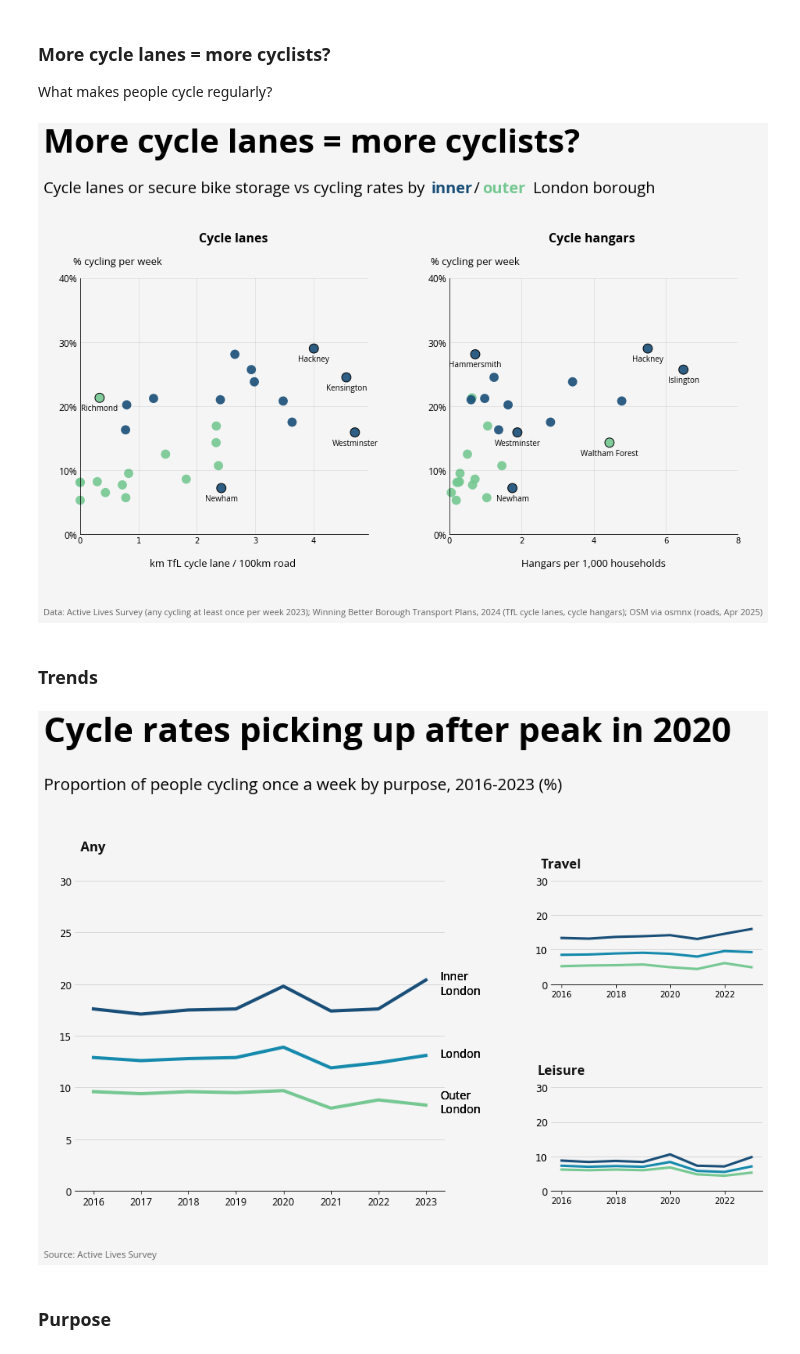
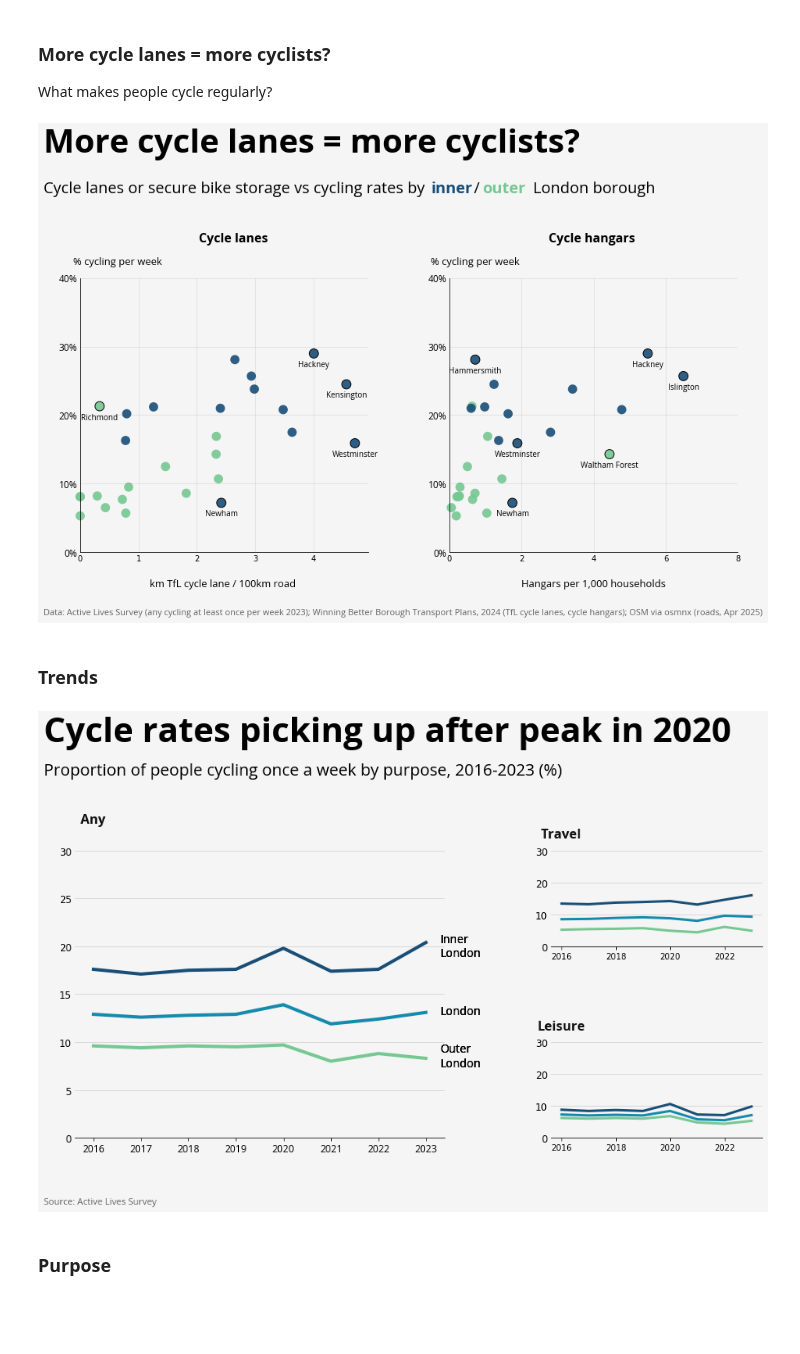
Before and after one commit to Lisa-Ho/small-data-projects, a Jupyter notebook: 2025/2504-cycling-rates-infra/cycling-rates-vs-infra.ipynb, the cells around one changed output. Drawn from its saved outputs; the diff is of its cells as text; code cells hidden in the pictures; blank space fills up the shorter version.

```diff
--- a/2025/2504-cycling-rates-infra/cycling-rates-vs-infra.ipynb
+++ b/2025/2504-cycling-rates-infra/cycling-rates-vs-infra.ipynb
@@ -281,7 +281,7 @@ colors = {"bg": "#F5F5F5", "inner":"#184e77", "outer":"#76c893" }
 
 #setup-------------------------------
 fig, axes = plt.subplots(1,2, figsize=(13,8))
-plt.subplots_adjust(hspace=0.2, wspace=0.28, left=0.05, top=0.75, bottom=0.18, right=0.95)
+plt.subplots_adjust(hspace=0.2, wspace=0.28, left=0.05, top=0.75, bottom=0.14, right=0.95)
 fig.set_facecolor(colors["bg"])
 
 #plot data ---------------------------------
@@ -344,11 +344,11 @@ plt.figtext(0.0,0.0, "Data: Active Lives Survey (any cycling at least once per w
             ha="left", alpha=0.6, fontproperties=font_r,)
 
 #save
-plt.savefig('1-cycle-lanes-vs-rates-2023.png', bbox_inches='tight', pad_inches=1, dpi=120)
+plt.savefig('1_cycle-lanes-vs-rates-2023.png', bbox_inches='tight', pad_inches=1, dpi=120)
 
 plt.show()
 # %% [output]
-[figure, old version]
+[figure, new version]
 # %% [markdown]
 ### Trends
 # %%
@@ -371,7 +371,7 @@ ax3 = fig.add_subplot(gs[1,3:])
 axes = [ax1, ax2,ax3]
 
 #adjust subplots
-plt.subplots_adjust(hspace=1, wspace=2, left=0.05, top=0.8, bottom=0.14, right=0.95)
+plt.subplots_adjust(hspace=1, wspace=2, left=0.05, top=0.75, bottom=0.14, right=0.95)
 
 num = 0
 for purpose in ["Any", "Travel", "Leisure"]:
@@ -402,38 +402,38 @@ for purpose in ["Any", "Travel", "Leisure"]:
     else:
         ax.tick_params(axis='y', length = 0, color = "#444444", labelsize=12)
         ax.set_xticks(np.arange(0,7,2),fontproperties=font_r,fontsize=12 )
         ax.set_yticks(np.arange(0,31,10), fontproperties=font_r,fontsize=12)
 
     #remove frame
     for pos in ["top", "left", "right"]:
         ax.spines[pos].set_visible(False)
     ax.set_title(purpose, x=0.05, y=1.08, fontsize=16, color="#111111", fontweight='bold',
                  fontproperties=font_sm)
     ax.set_facecolor("#f5f5f5")
     num+=1
 
     #direct labels
     ax1.text(7.3 , 8.5, "Outer\nLondon", fontsize=14, va="center", fontproperties=font_r)
     ax1.text(7.3 , 13.2, "London",  fontsize=14, va="center", fontproperties=font_r)
     ax1.text(7.3 , 20, "Inner\nLondon",  fontsize=14, va="center", fontproperties=font_r)
 
 #======
 #Title, footer, notes
-plt.figtext(0.01,1.15, "Cycle rates picking up after peak in 2020",
-            fontproperties=font_sm, va='top', fontsize=42)
-plt.figtext(0.01,1.02, "Proportion of people cycling once a week by purpose, 2016-2023 (%)",
-            fontproperties=font_r, va='top', fontsize=20)
+plt.figtext(0.01,1., "Cycle rates picking up after peak in 2020",
+            fontproperties=font_sm, va='center', fontsize=42)
+plt.figtext(0.01,0.92, "Proportion of people cycling once a week by purpose, 2016-2023 (%)",
+            fontproperties=font_r, va='center', fontsize=20)
 plt.figtext(0.01, 0, "Source: Active Lives Survey",
             fontsize=11, ha="left", alpha=0.6, fontproperties=font_r)
 
 #======
 #save
 plt.savefig("3-London-cycling-rates-trend_2016-2023.png",
             bbox_inches='tight',  transparent=False, pad_inches=1, dpi=120)
 
 plt.show()
 # %% [output]
-[figure, old version]
+[figure, new version]
 # %% [markdown]
 ### Purpose
 # %%
```
Also changed, not shown: parts of 1 cell of this notebook.
